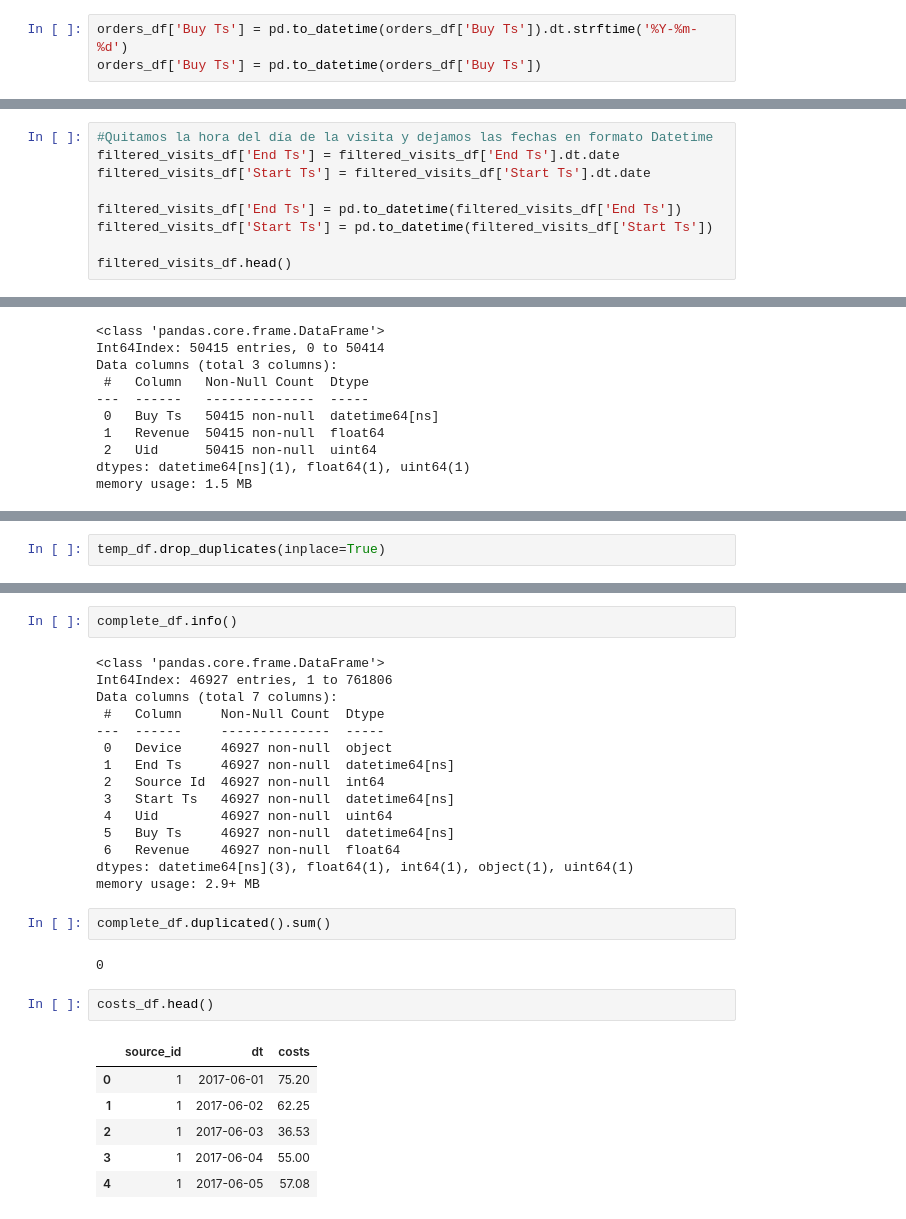
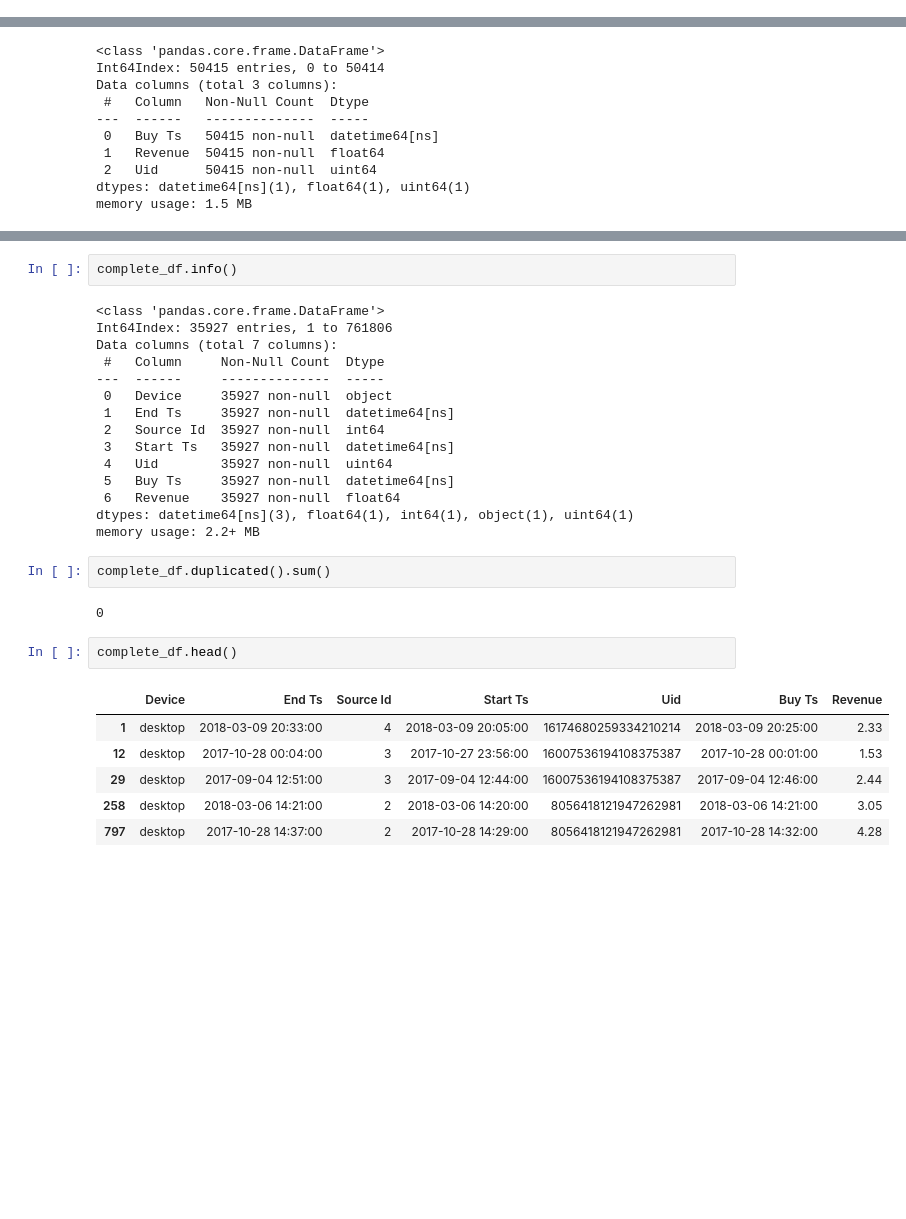
Before and after one commit to cristopherrexx-coder/Proyect-10, a Jupyter notebook: Sprint 10 proyect.ipynb, the cells around one changed output, grey strips where cells are left out. Cells and saved outputs as stored; diff of their text form; blank space fills up the shorter version.

```diff
--- a/Sprint 10 proyect.ipynb
+++ b/Sprint 10 proyect.ipynb
@@ -564,9 +552,6 @@ Podemos observar que en gran medida, la mayoria de los clientes hacen su primer
 '\nPodemos observar que en gran medida, la mayoria de los clientes hacen su primer compra en el día 0 despues de su primera visita.\n'
 # %% [markdown]
 ### 2.2.1 ¿Cuantos pedidos hacen durante un periodo de tiempo dado?
-# %%
-orders_df['Buy Ts'] = pd.to_datetime(orders_df['Buy Ts']).dt.strftime('%Y-%m-%d')
-orders_df['Buy Ts'] = pd.to_datetime(orders_df['Buy Ts'])
 # %%
 #Calcularemos el volumen de pedidos a partir de la convercion por periodo mensual.
 orders_df.info()
@@ -900,12 +921,3 @@ filtered_visits_df.head()
 | 2 | touch | 2017-07-01 01:54:00 | 5 | 2017-07-01 01:54:00 | 7459035603376831527 |
 | 3 | desktop | 2018-05-20 11:23:00 | 9 | 2018-05-20 10:59:00 | 16174680259334210214 |
 | 4 | desktop | 2017-12-27 14:06:00 | 3 | 2017-12-27 14:06:00 | 9969694820036681168 |
-# %%
-#Quitamos la hora del día de la visita y dejamos las fechas en formato Datetime
-filtered_visits_df['End Ts'] = filtered_visits_df['End Ts'].dt.date
-filtered_visits_df['Start Ts'] = filtered_visits_df['Start Ts'].dt.date
-
-filtered_visits_df['End Ts'] = pd.to_datetime(filtered_visits_df['End Ts'])
-filtered_visits_df['Start Ts'] = pd.to_datetime(filtered_visits_df['Start Ts'])
-
-filtered_visits_df.head()
@@ -997,2 +982,0 @@ temp_df.head(20)
-# %%
-temp_df.drop_duplicates(inplace=True)
@@ -1039,29 +1029,29 @@ complete_df.head(20)
 complete_df.info()
 # %% [output]
 <class 'pandas.core.frame.DataFrame'>
-Int64Index: 46927 entries, 1 to 761806
+Int64Index: 35927 entries, 1 to 761806
 Data columns (total 7 columns):
  #   Column     Non-Null Count  Dtype
 ---  ------     --------------  -----
- 0   Device     46927 non-null  object
- 1   End Ts     46927 non-null  datetime64[ns]
- 2   Source Id  46927 non-null  int64
- 3   Start Ts   46927 non-null  datetime64[ns]
- 4   Uid        46927 non-null  uint64
- 5   Buy Ts     46927 non-null  datetime64[ns]
- 6   Revenue    46927 non-null  float64
+ 0   Device     35927 non-null  object
+ 1   End Ts     35927 non-null  datetime64[ns]
+ 2   Source Id  35927 non-null  int64
+ 3   Start Ts   35927 non-null  datetime64[ns]
+ 4   Uid        35927 non-null  uint64
+ 5   Buy Ts     35927 non-null  datetime64[ns]
+ 6   Revenue    35927 non-null  float64
 dtypes: datetime64[ns](3), float64(1), int64(1), object(1), uint64(1)
-memory usage: 2.9+ MB
+memory usage: 2.2+ MB
 # %%
 complete_df.duplicated().sum()
 # %% [output]
 0
 # %%
-costs_df.head()
+complete_df.head()
 # %% [output]
-|  | source_id | dt | costs |
-| 0 | 1 | 2017-06-01 | 75.20 |
-| 1 | 1 | 2017-06-02 | 62.25 |
-| 2 | 1 | 2017-06-03 | 36.53 |
-| 3 | 1 | 2017-06-04 | 55.00 |
-| 4 | 1 | 2017-06-05 | 57.08 |
+|  | Device | End Ts | Source Id | Start Ts | Uid | Buy Ts | Revenue |
+| 1 | desktop | 2018-03-09 20:33:00 | 4 | 2018-03-09 20:05:00 | 16174680259334210214 | 2018-03-09 20:25:00 | 2.33 |
+| 12 | desktop | 2017-10-28 00:04:00 | 3 | 2017-10-27 23:56:00 | 16007536194108375387 | 2017-10-28 00:01:00 | 1.53 |
+| 29 | desktop | 2017-09-04 12:51:00 | 3 | 2017-09-04 12:44:00 | 16007536194108375387 | 2017-09-04 12:46:00 | 2.44 |
+| 258 | desktop | 2018-03-06 14:21:00 | 2 | 2018-03-06 14:20:00 | 8056418121947262981 | 2018-03-06 14:21:00 | 3.05 |
+| 797 | desktop | 2017-10-28 14:37:00 | 2 | 2017-10-28 14:29:00 | 8056418121947262981 | 2017-10-28 14:32:00 | 4.28 |
```
Also changed, not shown: parts of 76 cells of this notebook, 1 other file.
